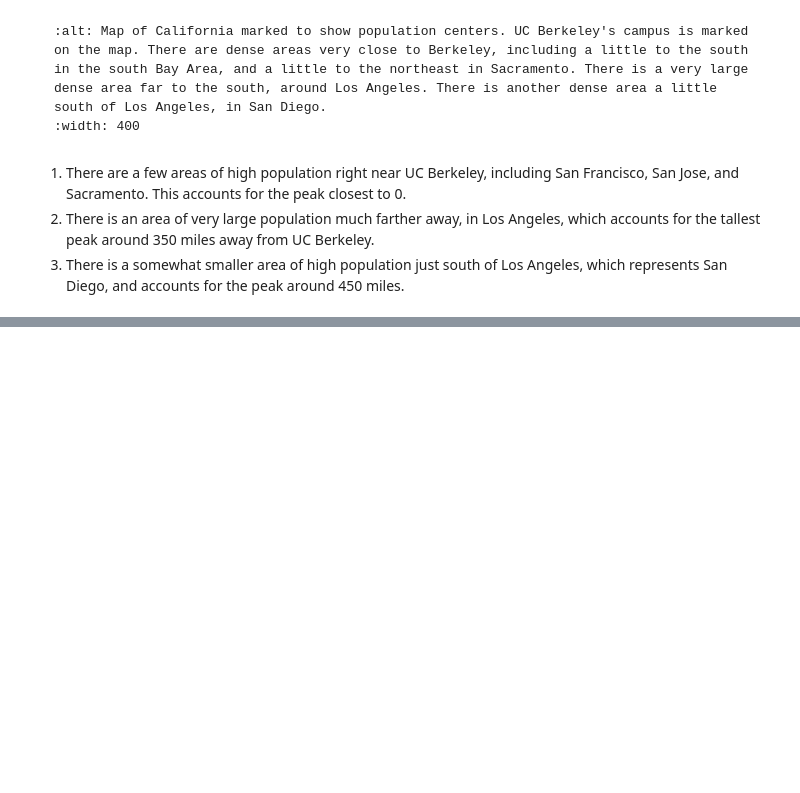
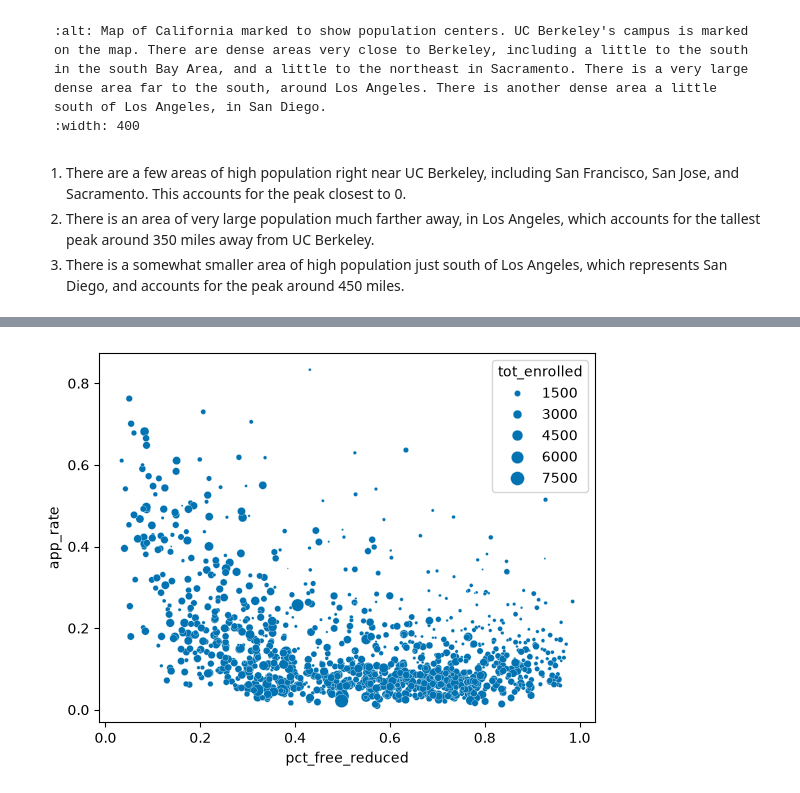
Before and after one commit to DS-100/course-notes, a Jupyter notebook: content/new_eda_2/new_eda_2.ipynb, the cells around one changed output, grey strips where cells are left out. Saved outputs shown, nothing was run; the diff lists cells and outputs as text; code cells hidden in the pictures; blank space fills up the shorter version.

```diff
--- a/content/new_eda_2/new_eda_2.ipynb
+++ b/content/new_eda_2/new_eda_2.ipynb
@@ -1103,0 +370,9 @@ shape: (3, 2)
+# %%
+sns.scatterplot(full,
+                x='pct_free_reduced',
+                y='app_rate',
+                size='tot_enrolled',
+                sizes=(1,100)
+                );
+# %% [output]
+[figure, added]
```
Also changed, not shown: parts of 147 cells of this notebook, 3 other files.
